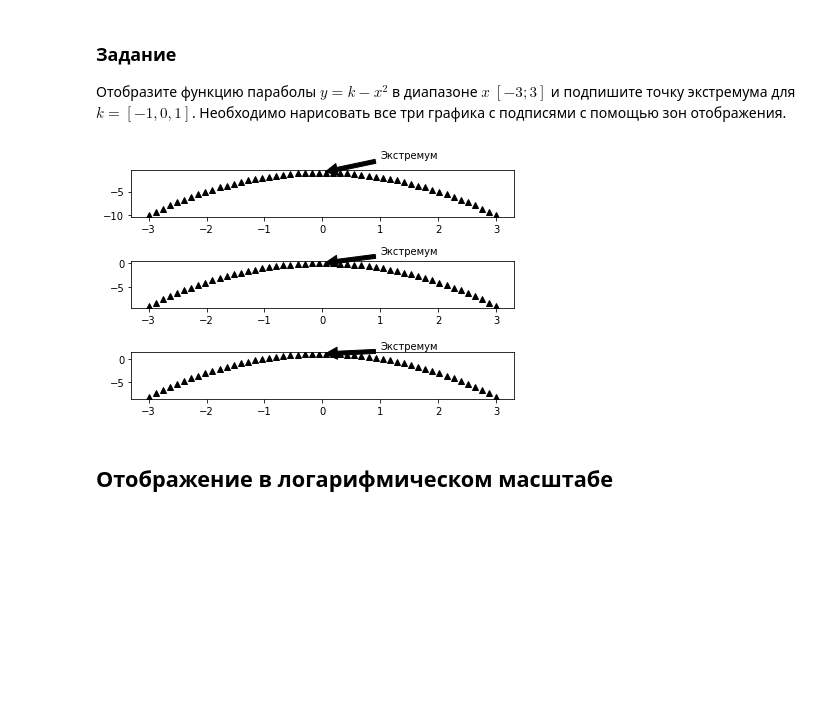
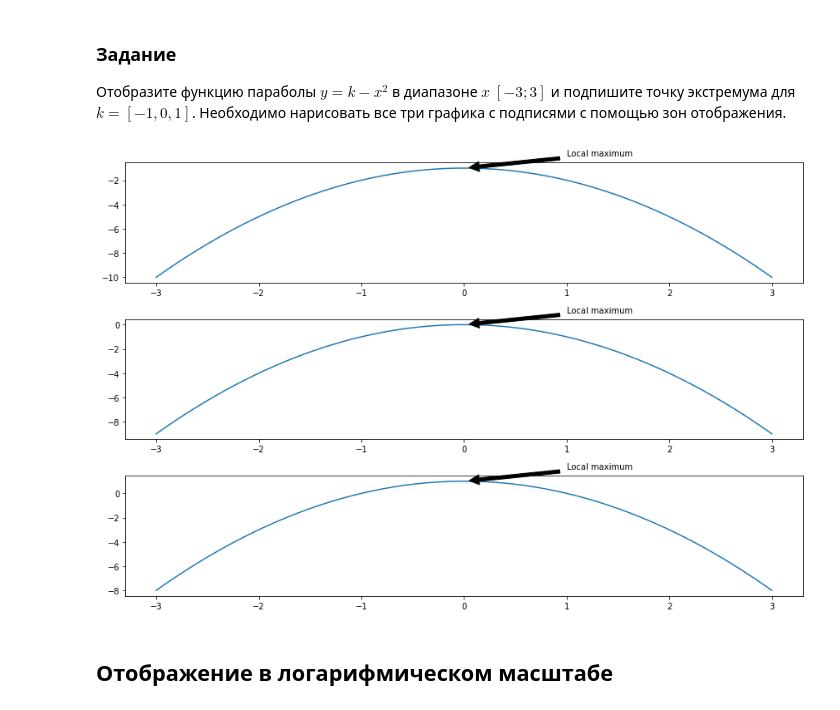
Before and after one commit to Avram-Machine/ML, a Jupyter notebook: notebooks/05_Matplotlib.ipynb, the cells around one changed output. Drawn from its saved outputs; the diff is of its cells as text; code cells hidden in the pictures; blank space fills up the shorter version.

```diff
--- a/notebooks/05_Matplotlib.ipynb
+++ b/notebooks/05_Matplotlib.ipynb
@@ -220,12 +219,13 @@ plt.tight_layout()
 # %%
 x = np.linspace(0, 10, 50)
 x.shape
+# TODO - в цикле нарисовать графики прямых с разными углами наклона
 
 for i in range(2,8):
-    plt.subplot(2,3,i-1)
-    plt.plot(x, i*x)
-    plt.grid = True
-    plt.tight_layout()
-
-# TODO - в цикле нарисовать графики прямых с разными углами наклона
+    plt.subplot(2, 3, i-1)
+    plt.plot(x, i * x)
+    plt.ylabel('Y')
+    plt.xlabel('X')
+    plt.grid(True)
+plt.tight_layout()
 # %% [output]
@@ -363,24 +367,18 @@ plt.show()
 Отобразите функцию параболы $y=k-x^2$ в диапазоне $x$ $[-3; 3]$ и подпишите точку экстремума для $k = [-1, 0, 1]$. Необходимо нарисовать все три графика с подписями с помощью зон отображения.
 # %%
 #TODO
-x = np.linspace(-3,3,50)
+fig, ax = plt.subplots(nrows=3, ncols=1, figsize=(12, 8), squeeze=False)
+x= np.linspace(-3, 3, 500)
 
-for k in range(-1,2):
-    plt.subplot(3,1,k+2)
-    plt.plot(x, k - x**2, 'k^')
-
-    plt.annotate(
-        'Экстремум',
-        xy=(0, k),
-        xytext=(1, 2),
+for i in range(-1, 2):
+    ax[i+1,0].plot(x, i - x**2)
+    ax[i+1,0].annotate(
+        'Local maximum', xy=(0,i), xytext=(1,i+1),
         arrowprops=dict(facecolor='black', shrink=0.05),
     )
-
     plt.tight_layout()
-
-plt.show()
 # %% [output]
-[figure, old version]
+[figure, new version]
 # %% [markdown]
 ## Отображение в логарифмическом масштабе <a name="log"></a>
 # %% [markdown]
```
Also changed, not shown: parts of 12 cells of this notebook.
